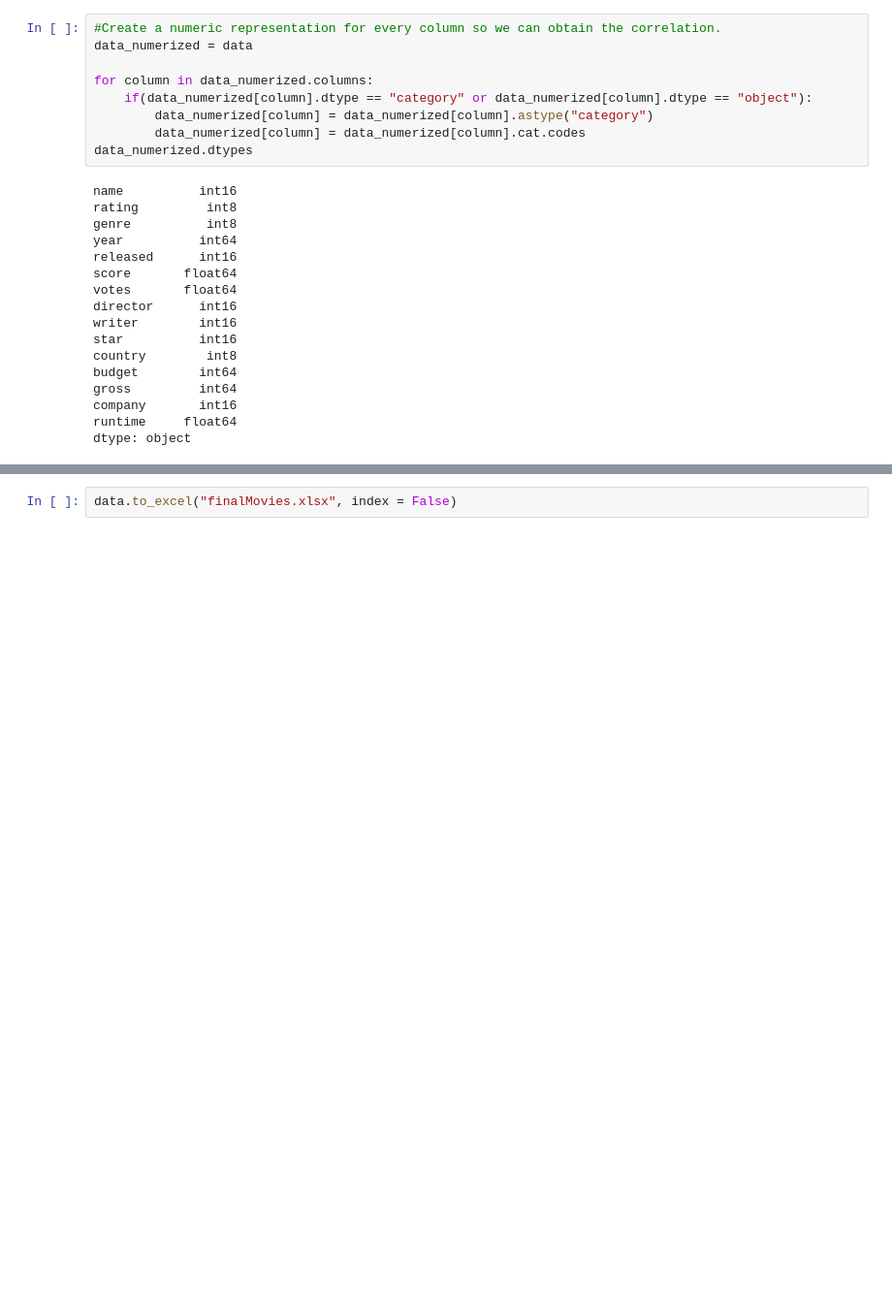
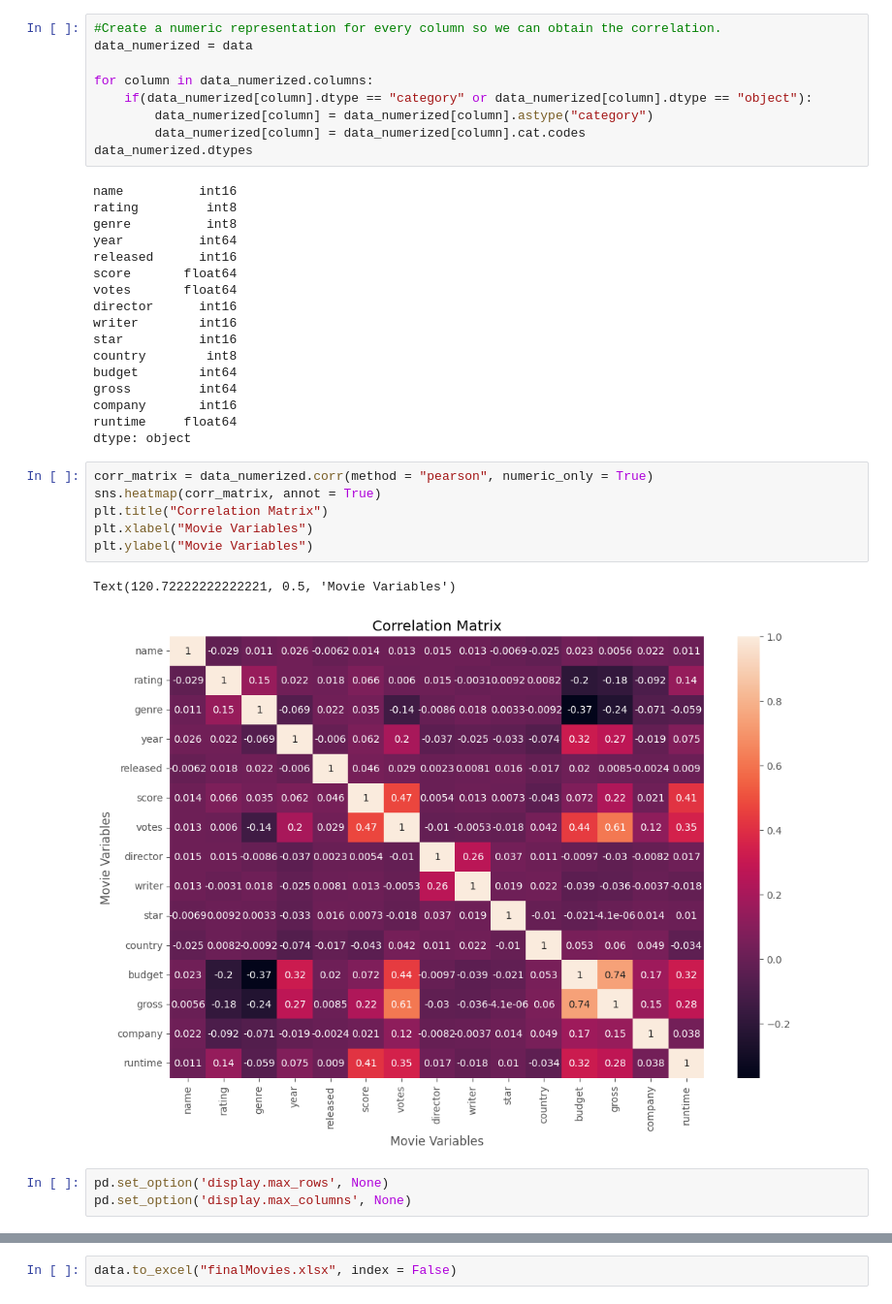
Before and after one commit to IssacCloudVII/Movie-Correlation-with-Python, a Jupyter notebook: code.ipynb, the cells around one changed output, grey strips where cells are left out. Shown at 97% size. Cells and saved outputs as stored; diff of their text form; blank space fills up the shorter version.

```diff
--- a/code.ipynb
+++ b/code.ipynb
@@ -176,3 +211,15 @@ gross         int64
 company       int16
 runtime     float64
 dtype: object
+# %%
+corr_matrix = data_numerized.corr(method = "pearson", numeric_only = True)
+sns.heatmap(corr_matrix, annot = True)
+plt.title("Correlation Matrix")
+plt.xlabel("Movie Variables")
+plt.ylabel("Movie Variables")
+# %% [output]
+Text(120.72222222222221, 0.5, 'Movie Variables')
+[figure, added]
+# %%
+pd.set_option('display.max_rows', None)
+pd.set_option('display.max_columns', None)
```
Also changed, not shown: parts of 12 cells of this notebook, 1 other file.
